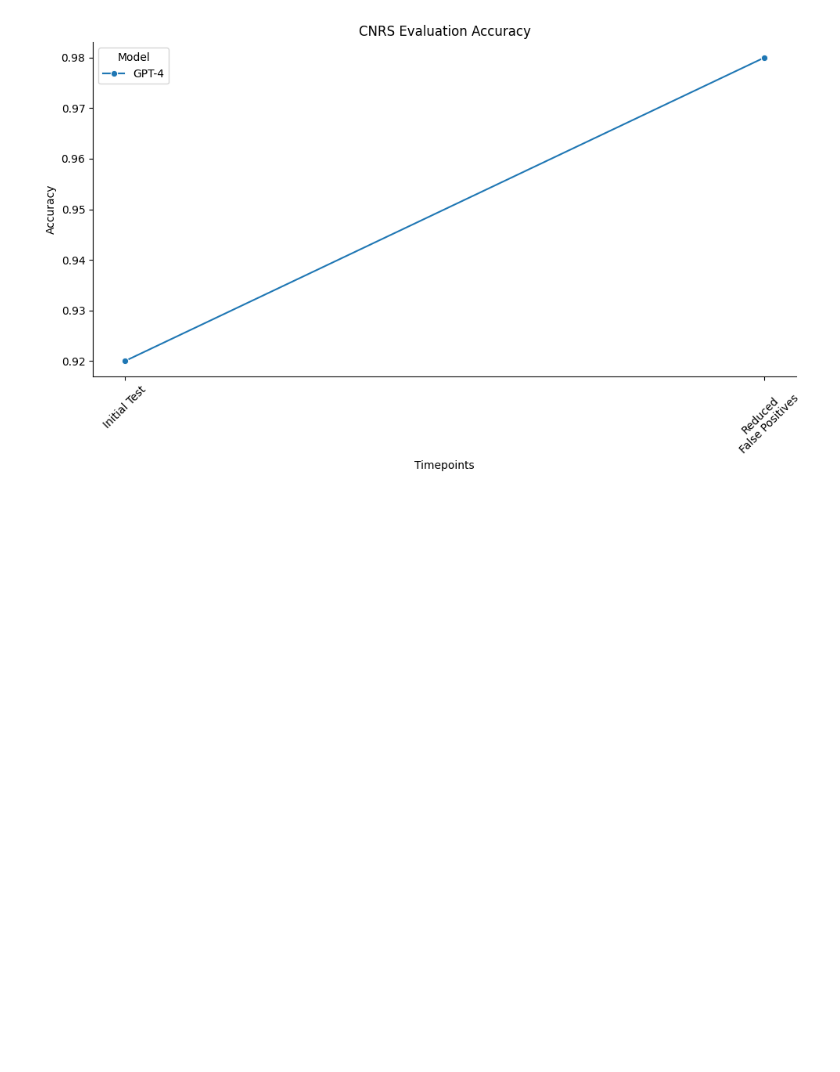
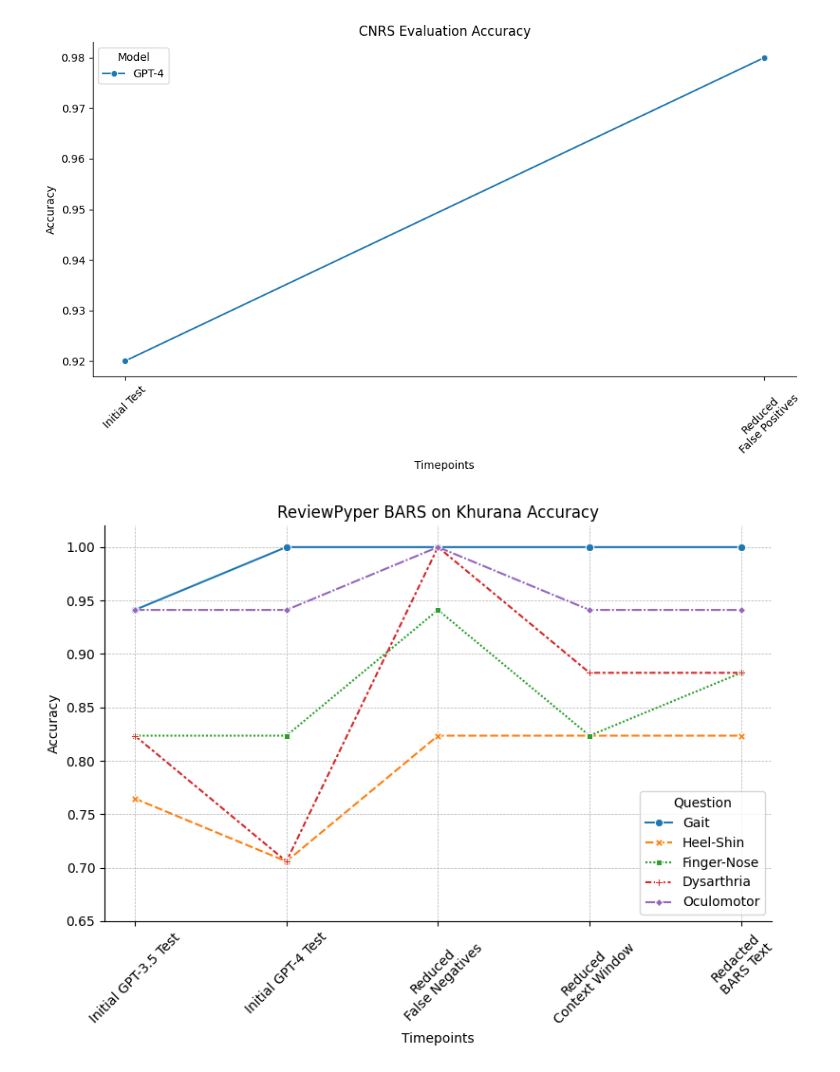
Before and after one commit to Calvinwhow/ReviewPyper, a Jupyter notebook: dev_tools/reviewpyper_accuracy_plotting.ipynb, the cells around one changed output. Drawn from its saved outputs; the diff is of its cells as text; code cells hidden in the pictures; blank space fills up the shorter version.

```diff
--- a/dev_tools/reviewpyper_accuracy_plotting.ipynb
+++ b/dev_tools/reviewpyper_accuracy_plotting.ipynb
@@ -72,3 +75,46 @@ plot_accuracy_iterations(cnrs,
 [figure]
 [figure]
 [figure]
+# %%
+def plot_accuracy_questions(df,
+                             title='ReviewPyper Evaluation Accuracy',
+                             filename=False):
+
+    df=pd.melt(df, ['Timepoints'])
+    palette = sns.color_palette('tab10')
+
+    # Plotting
+    plt.figure(figsize=(8, 6))
+    sns.lineplot(data=df, x='Timepoints', y='value', hue='variable', style='variable',
+                markers=True,dashes=True, palette=palette, hue_order=None, style_order=None,
+                units=None, estimator='mean', errorbar=None, sort=True, err_style=None, err_kws=None,
+                legend='full', ax=None)
+
+    plt.legend(title='Question', loc='lower right')
+    plt.xticks(rotation=45)
+    plt.title(title)
+    # plt.xlabel('Smooth')
+    plt.ylabel('Accuracy')
+    plt.tight_layout()
+    sns.despine()
+    plt.grid(which='major', linestyle='--', linewidth=0.5)
+    plt.ylim(0.65, 1.02)
+    if filename:
+        plt.savefig(filename, dpi=600)
+    plt.show()
+# %%
+qdf=pd.DataFrame()
+qdf['Timepoints']=['Initial GPT-3.5 Test',
+                   'Initial GPT-4 Test',
+                   'Reduced\nFalse Negatives',
+            'Reduced\nContext Window',
+            'Redacted\nBARS Text'
+            ]
+qdf['Gait']=[16/17,1,1,1,1]
+qdf['Heel-Shin']=[13/17,12/17,14/17,14/17,14/17]
+qdf['Finger-Nose']=[14/17,14/17,16/17,14/17,15/17]
+qdf['Dysarthria']=[14/17,12/17,17/17,15/17,15/17]
+qdf['Oculomotor']=[16/17,16/17,17/17,16/17,16/17]
+plot_accuracy_questions(qdf, 'ReviewPyper BARS on Khurana Accuracy', output_dir+'/bars_msa_accuracy_individual_questions_plot')
+# %% [output]
+[figure, added]
```
Also changed, not shown: parts of 3 cells of this notebook, 3 other files.
